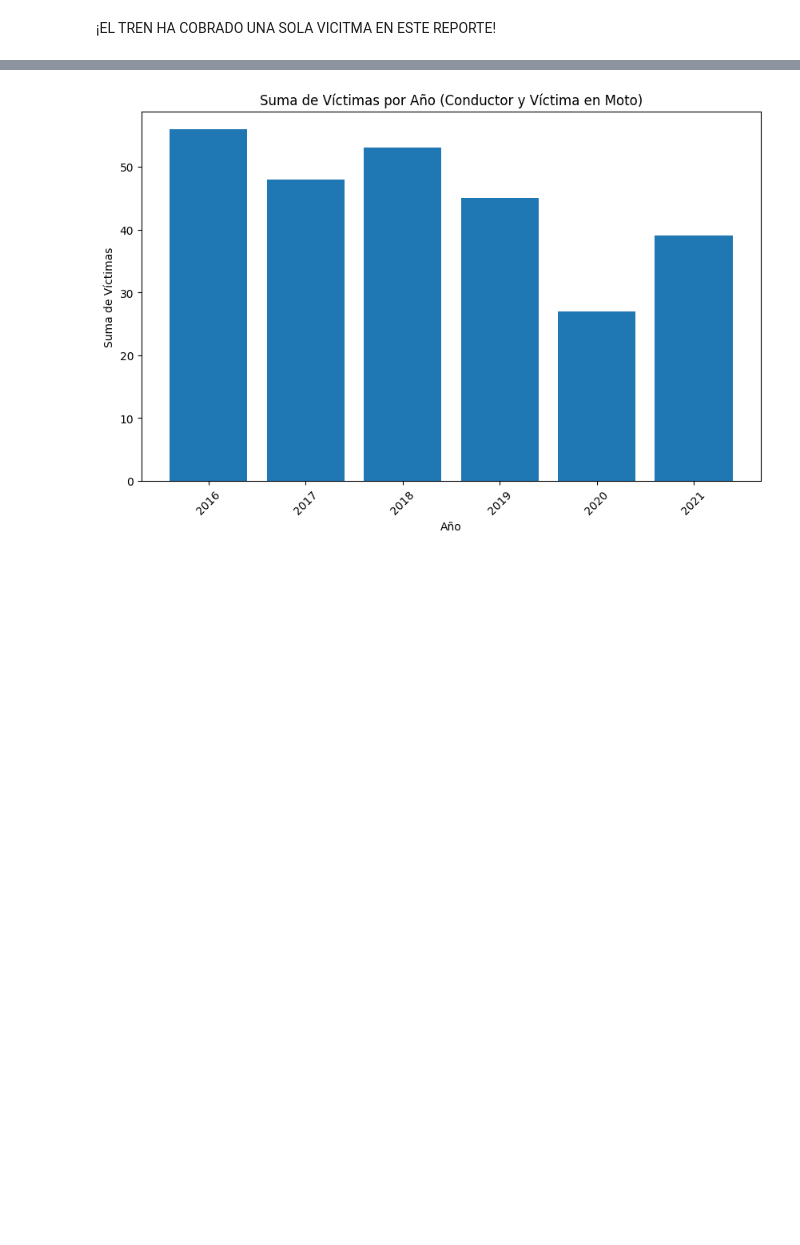
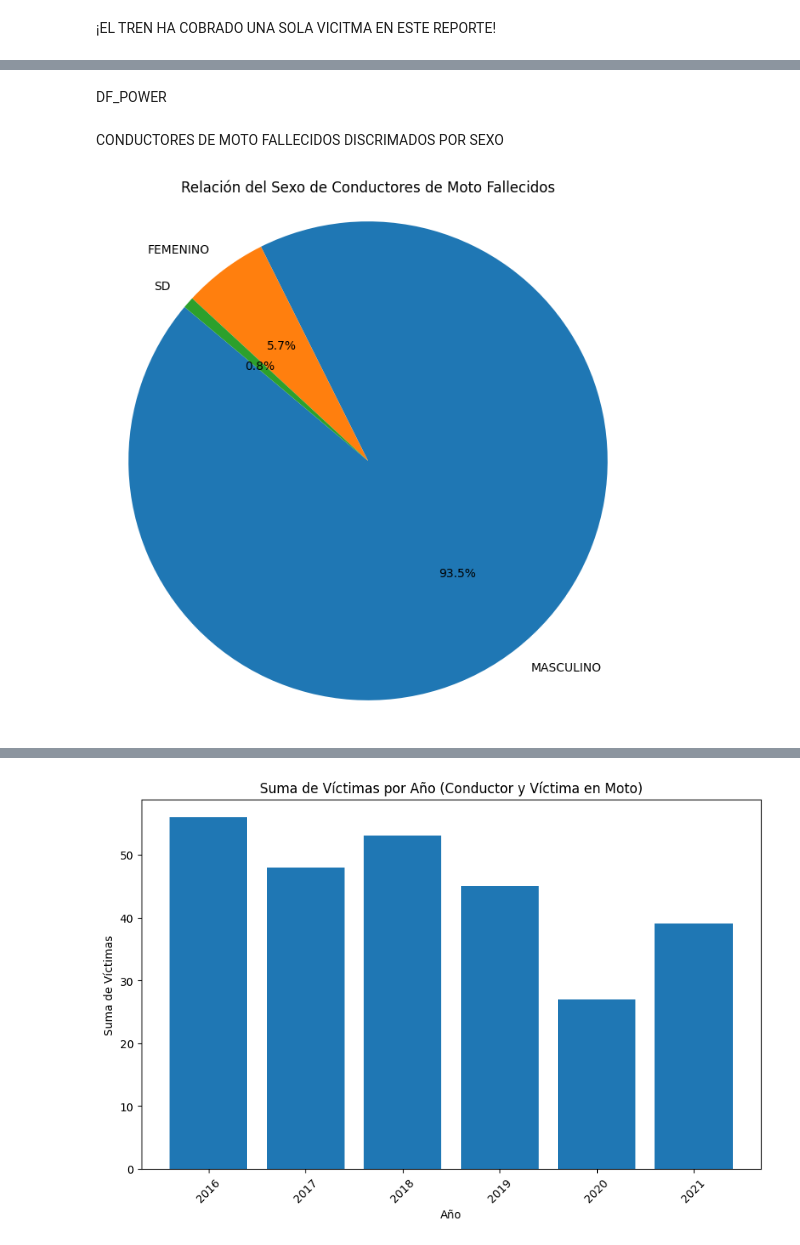
Before and after one commit to willflorez/accidentesVialesBA, a Jupyter notebook: EDA.ipynb, the cells around one changed output, grey strips where cells are left out. Cells and saved outputs as stored; diff of their text form; code cells hidden in the pictures; blank space fills up the shorter version.

```diff
--- a/EDA.ipynb
+++ b/EDA.ipynb
@@ -705,2 +705,4 @@ df_merged = df_homicidios.merge(df_victimas, on='ID')
+# %% [markdown]
+DF_POWER
 # %%
 columnas_a_eliminar = ['FECHA_x', 'AAAA_x', 'MM_x', 'DD_x', 'VICTIMA_x']
@@ -707,0 +710,13 @@ df_merged = df_merged.drop(columns=columnas_a_eliminar)
+# %% [markdown]
+CONDUCTORES DE MOTO FALLECIDOS DISCRIMADOS POR SEXO
+# %%
+condiciones1 = (df_victimas['VICTIMA'] == 'MOTO') & (df_victimas['ROL'] == 'CONDUCTOR')
+df_filtrado = df_victimas[condiciones1]
+porcentaje_sexo = df_filtrado['SEXO'].value_counts(normalize=True) * 100
+plt.figure(figsize=(8, 8))
+plt.pie(porcentaje_sexo, labels=porcentaje_sexo.index, autopct='%1.1f%%', startangle=140)
+plt.title('Relación del Sexo de Conductores de Moto Fallecidos')
+plt.axis('equal')  # Para asegurarse de que el gráfico sea un círculo
+plt.show()
+# %% [output]
+[figure, added]
```
Also changed, not shown: parts of 32 cells of this notebook.
